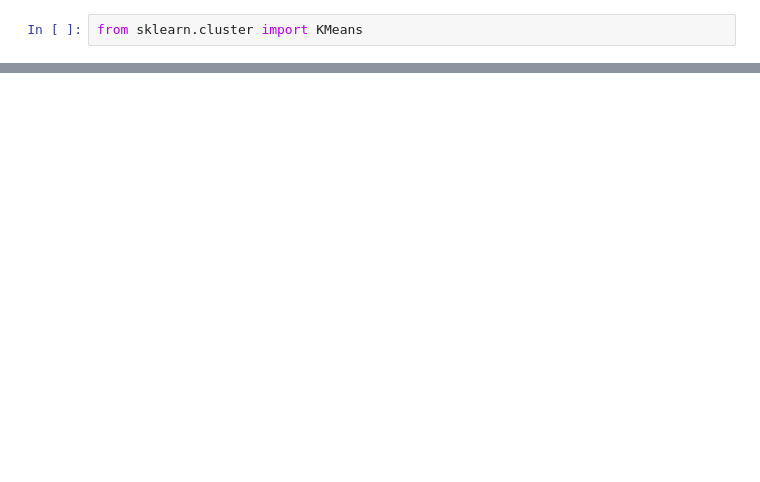
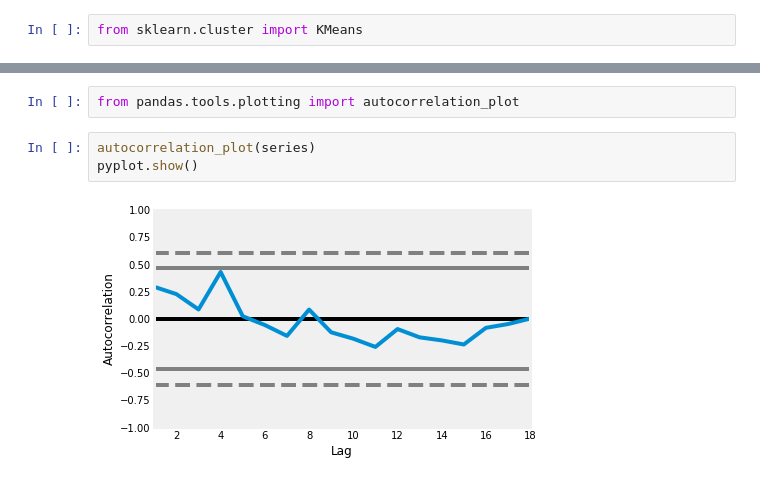
Before and after one commit to NinCastle/Learn-Machine-Learning, a Jupyter notebook: ARIMA_Model.ipynb, the cells around one changed output, grey strips where cells are left out. Drawn from its saved outputs; the diff is of its cells as text; blank space fills up the shorter version.

```diff
--- a/ARIMA_Model.ipynb
+++ b/ARIMA_Model.ipynb
@@ -510,0 +935,7 @@ array([1, 1, 1, 1, 1, 1, 1, 1, 2, 2, 2, 2, 2, 0, 0, 0, 0, 0])
+# %%
+from pandas.tools.plotting import autocorrelation_plot
+# %%
+autocorrelation_plot(series)
+pyplot.show()
+# %% [output]
+[figure, added]
```
Also changed, not shown: parts of 60 cells of this notebook.
